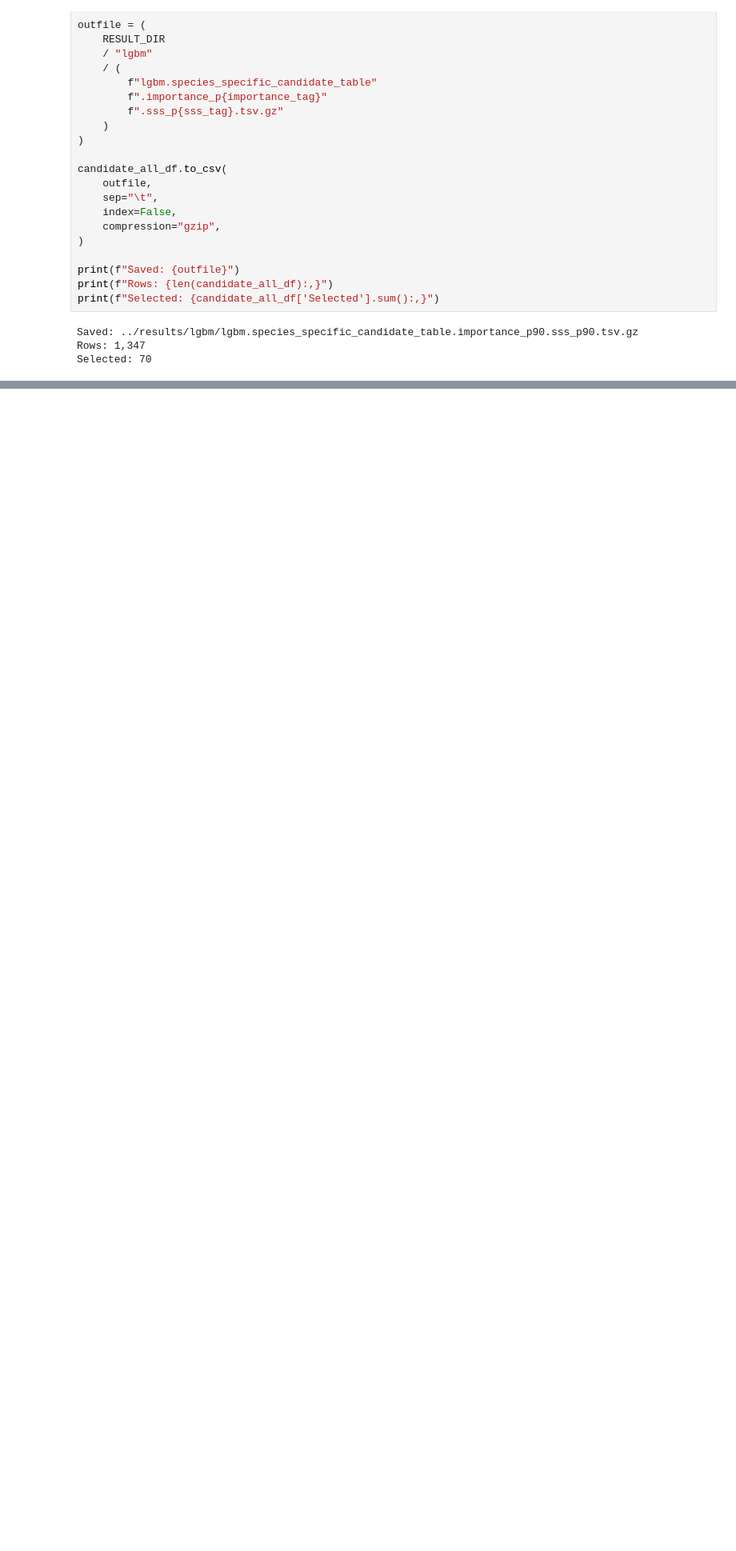
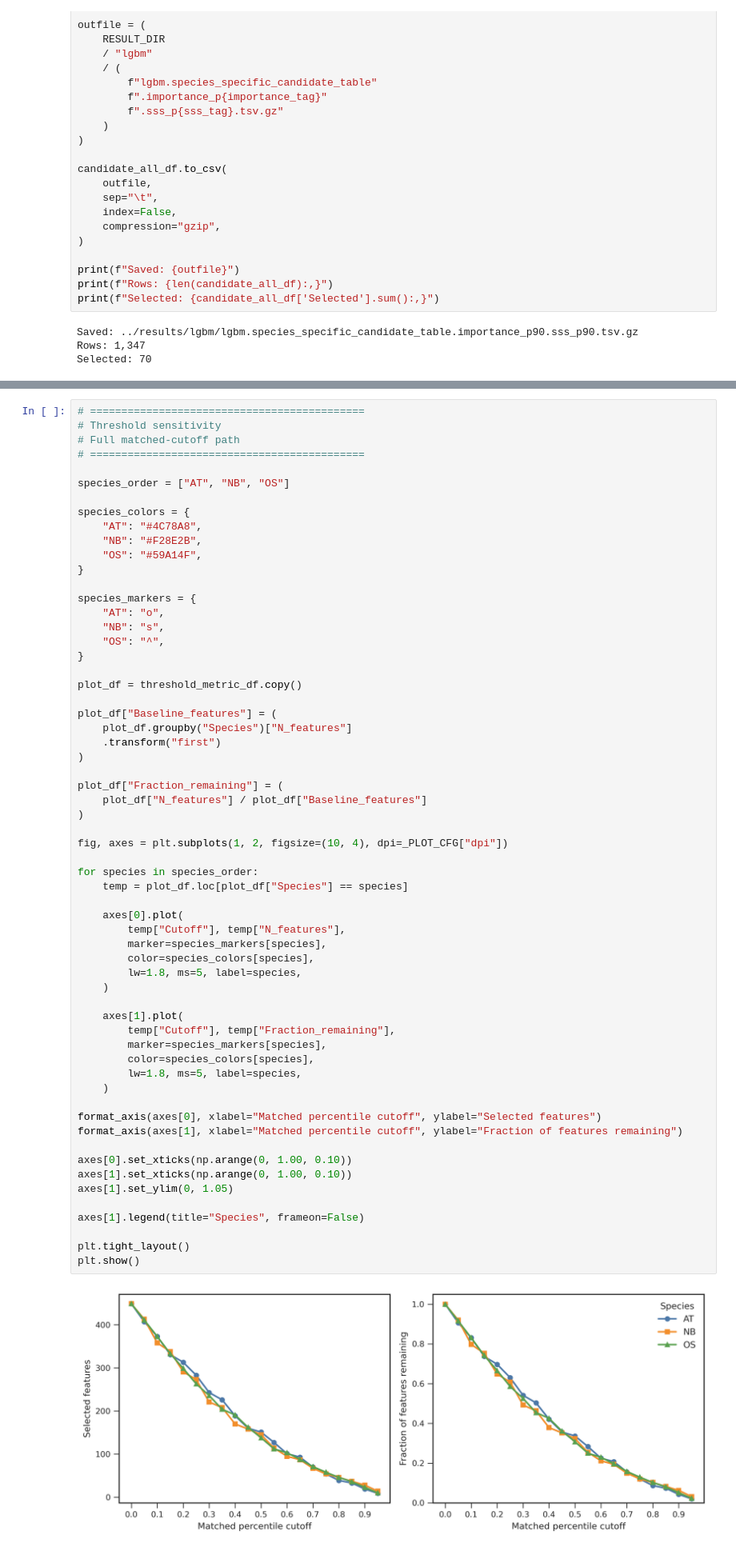
Before and after one commit to ih-11/regression, a Jupyter notebook: notebooks/analysis4_step1.ipynb, the cells around one changed output, grey strips where cells are left out. Shown at 80% size. Drawn from its saved outputs; the diff is of its cells as text; blank space fills up the shorter version.

```diff
--- a/notebooks/analysis4_step1.ipynb
+++ b/notebooks/analysis4_step1.ipynb
@@ -1603,0 +1756,63 @@ Selected: 70
+# %%
+# ============================================
+# Threshold sensitivity
+# Full matched-cutoff path
+# ============================================
+
+species_order = ["AT", "NB", "OS"]
+
+species_colors = {
+    "AT": "#4C78A8",
+    "NB": "#F28E2B",
+    "OS": "#59A14F",
+}
+
+species_markers = {
+    "AT": "o",
+    "NB": "s",
+    "OS": "^",
+}
+
+plot_df = threshold_metric_df.copy()
+
+plot_df["Baseline_features"] = (
+    plot_df.groupby("Species")["N_features"]
+    .transform("first")
+)
+
+plot_df["Fraction_remaining"] = (
+    plot_df["N_features"] / plot_df["Baseline_features"]
+)
+
+fig, axes = plt.subplots(1, 2, figsize=(10, 4), dpi=_PLOT_CFG["dpi"])
+
+for species in species_order:
+    temp = plot_df.loc[plot_df["Species"] == species]
+
+    axes[0].plot(
+        temp["Cutoff"], temp["N_features"],
+        marker=species_markers[species],
+        color=species_colors[species],
+        lw=1.8, ms=5, label=species,
+    )
+
+    axes[1].plot(
+        temp["Cutoff"], temp["Fraction_remaining"],
+        marker=species_markers[species],
+        color=species_colors[species],
+        lw=1.8, ms=5, label=species,
+    )
+
+format_axis(axes[0], xlabel="Matched percentile cutoff", ylabel="Selected features")
+format_axis(axes[1], xlabel="Matched percentile cutoff", ylabel="Fraction of features remaining")
+
+axes[0].set_xticks(np.arange(0, 1.00, 0.10))
+axes[1].set_xticks(np.arange(0, 1.00, 0.10))
+axes[1].set_ylim(0, 1.05)
+
+axes[1].legend(title="Species", frameon=False)
+
+plt.tight_layout()
+plt.show()
+# %% [output]
+[figure, added]
```
Also changed, not shown: parts of 2 cells of this notebook.
